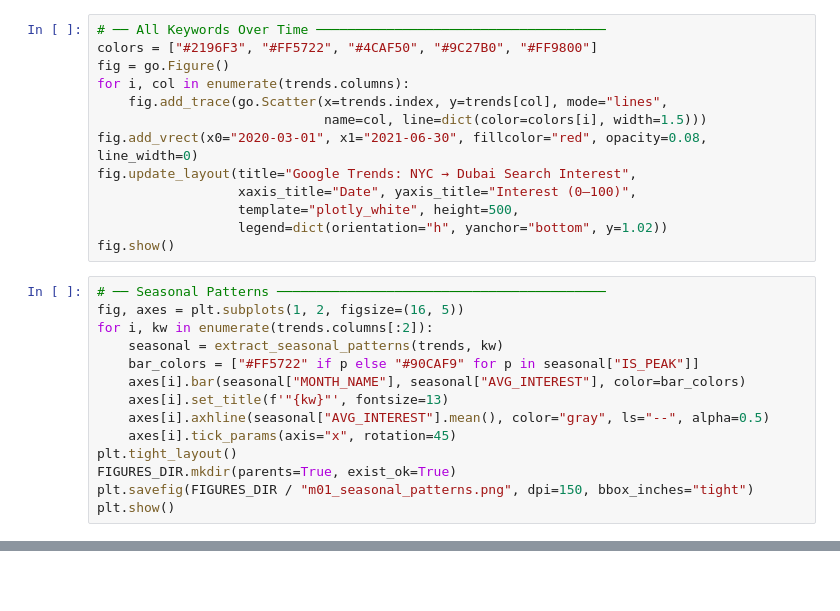
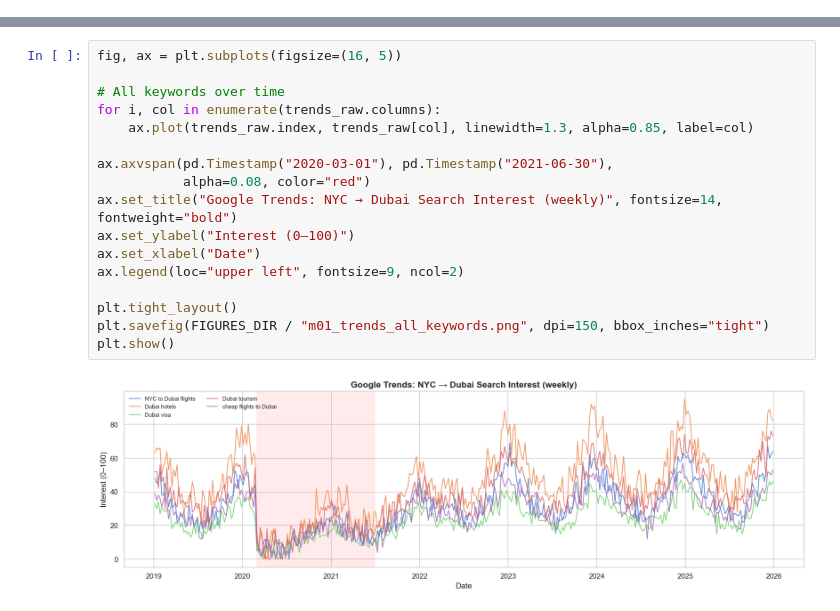
Before and after one commit to Dheerajc15/OTA-Growth-Analytics-NYC-Dubai, a Jupyter notebook: notebooks/01_demand_forecasting.ipynb, the cells around one changed output, grey strips where cells are left out. Drawn from its saved outputs; the diff is of its cells as text; blank space fills up the shorter version.

```diff
--- a/notebooks/01_demand_forecasting.ipynb
+++ b/notebooks/01_demand_forecasting.ipynb
@@ -200,27 +0,0 @@ Trends: 365 weeks × 5 keywords
-# %%
-# ── All Keywords Over Time ─────────────────────────────────────
-colors = ["#2196F3", "#FF5722", "#4CAF50", "#9C27B0", "#FF9800"]
-fig = go.Figure()
-for i, col in enumerate(trends.columns):
-    fig.add_trace(go.Scatter(x=trends.index, y=trends[col], mode="lines",
-                             name=col, line=dict(color=colors[i], width=1.5)))
-fig.add_vrect(x0="2020-03-01", x1="2021-06-30", fillcolor="red", opacity=0.08, line_width=0)
-fig.update_layout(title="Google Trends: NYC → Dubai Search Interest",
-                  xaxis_title="Date", yaxis_title="Interest (0–100)",
-                  template="plotly_white", height=500,
-                  legend=dict(orientation="h", yanchor="bottom", y=1.02))
-fig.show()
-# %%
-# ── Seasonal Patterns ──────────────────────────────────────────
-fig, axes = plt.subplots(1, 2, figsize=(16, 5))
-for i, kw in enumerate(trends.columns[:2]):
-    seasonal = extract_seasonal_patterns(trends, kw)
-    bar_colors = ["#FF5722" if p else "#90CAF9" for p in seasonal["IS_PEAK"]]
-    axes[i].bar(seasonal["MONTH_NAME"], seasonal["AVG_INTEREST"], color=bar_colors)
-    axes[i].set_title(f'"{kw}"', fontsize=13)
-    axes[i].axhline(seasonal["AVG_INTEREST"].mean(), color="gray", ls="--", alpha=0.5)
-    axes[i].tick_params(axis="x", rotation=45)
-plt.tight_layout()
-FIGURES_DIR.mkdir(parents=True, exist_ok=True)
-plt.savefig(FIGURES_DIR / "m01_seasonal_patterns.png", dpi=150, bbox_inches="tight")
-plt.show()
@@ -392,0 +185,19 @@ Saved → C:\repos\Travel\OTA-Growth-Analytics-NYC-Dubai\data\raw\google_trends\
+# %%
+fig, ax = plt.subplots(figsize=(16, 5))
+
+# All keywords over time
+for i, col in enumerate(trends_raw.columns):
+    ax.plot(trends_raw.index, trends_raw[col], linewidth=1.3, alpha=0.85, label=col)
+
+ax.axvspan(pd.Timestamp("2020-03-01"), pd.Timestamp("2021-06-30"),
+           alpha=0.08, color="red")
+ax.set_title("Google Trends: NYC → Dubai Search Interest (weekly)", fontsize=14, fontweight="bold")
+ax.set_ylabel("Interest (0–100)")
+ax.set_xlabel("Date")
+ax.legend(loc="upper left", fontsize=9, ncol=2)
+
+plt.tight_layout()
+plt.savefig(FIGURES_DIR / "m01_trends_all_keywords.png", dpi=150, bbox_inches="tight")
+plt.show()
+# %% [output]
+[figure, added]
```
Also changed, not shown: parts of 42 cells of this notebook, 1 other file.
